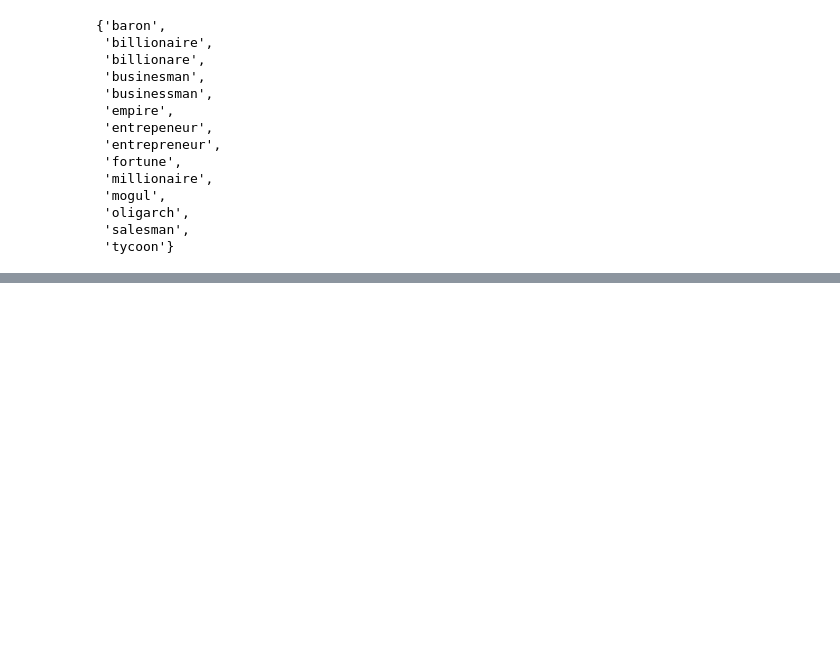
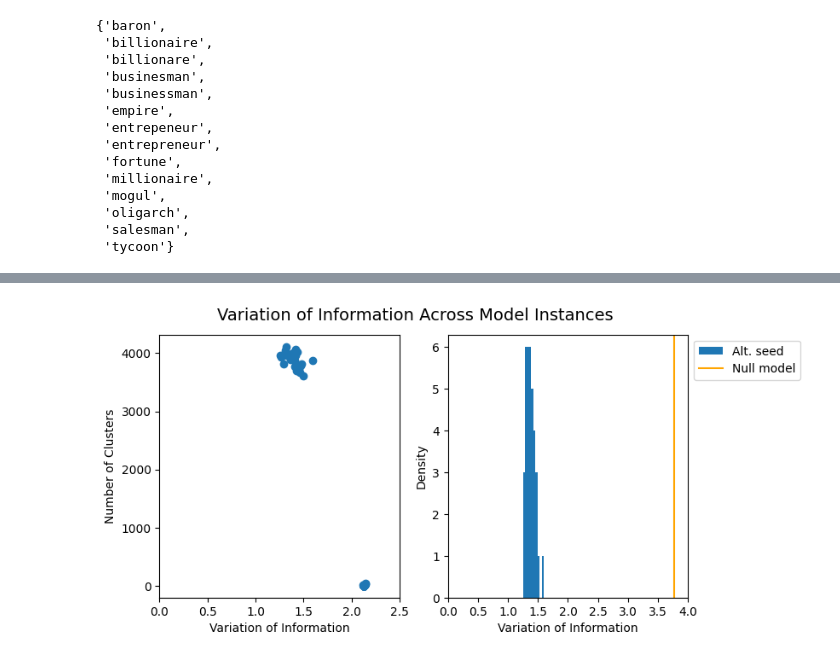
Before and after one commit to sshugars/conceptual_networks, a Jupyter notebook: 2_HyperparameterTuning.ipynb, the cells around one changed output, grey strips where cells are left out. Cells and saved outputs as stored; diff of their text form; code cells hidden in the pictures; blank space fills up the shorter version.

```diff
--- a/2_HyperparameterTuning.ipynb
+++ b/2_HyperparameterTuning.ipynb
@@ -216,11 +273,11 @@ min_cluster_size = 6
 min_samples = 7
 
 cluster_labels = run_clustering(n_components, min_cluster_size, min_samples, word_embeddings)
-coherence_scores = calc_coherence(kept, word_embeddings, cluster_labels, model)
+coherence_scores = calc_coherence(kept, word_embeddings, cluster_labels)
 
 # count number of clusters. Note: words assigned to "-1" (no cluster) retained as unique words
 n_clusters = list(cluster_labels).count(-1) + max(cluster_labels) + 1 # 0-indexed
 
-print(f'{n_clusters} found') #3853 found
+print(f'{n_clusters} found')
 # %% [output]
 3981 found
@@ -271,0 +446,39 @@ clust_words[6]
+# %%
+# record VI
+null_scores = list()
+
+for i in range(100):
+    # shuffle the benchmark labels
+    null = np.random.shuffle(cluster_bench)
+    VI = var_of_info(cluster_bench, cluster_labels)
+
+    null_scores.append(VI)
+# %%
+fig, axs = plt.subplots(1, 2,
+                       figsize=(8, 4))
+
+fig.suptitle('Variation of Information Across Model Instances',
+             fontsize=14, y=0.96)
+
+######## Seeds -- n_clusters by VI
+clust_count = np.array([hype[-1] for hype in hypes])
+
+axs[0].scatter(sims, clust_count)
+axs[0].set_xticks(np.arange(0, 3, .5))
+axs[0].set_xlabel('Variation of Information')
+axs[0].set_ylabel('Number of Clusters')
+
+###### Seeds -- VI hist for high cluster count
+idx = np.where(clust_count>50)[0]
+x = np.array(sims)[idx]
+axs[1].hist(x, label='Alt. seed')
+axs[1].axvline(np.mean(null_scores), color='orange', label='Null model')
+axs[1].set_xticks(np.arange(0, 4.5, .5))
+axs[1].set_xlabel('Variation of Information')
+axs[1].set_ylabel('Density')
+axs[1].legend(bbox_to_anchor=(1,1))
+
+plt.savefig('figs/sm_VI.png', dpi=300, bbox_inches='tight')
+plt.show()
+# %% [output]
+[figure, added]
```
Also changed, not shown: parts of 22 cells of this notebook, 8 other files.
